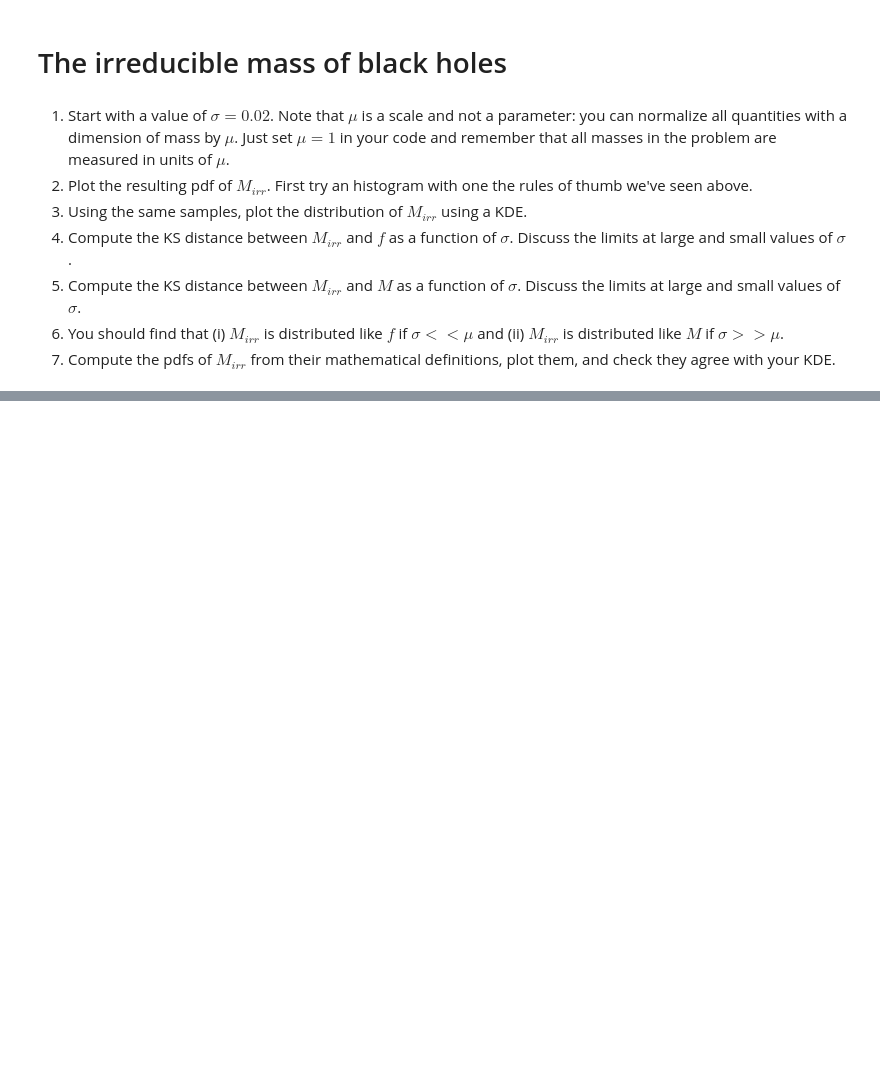
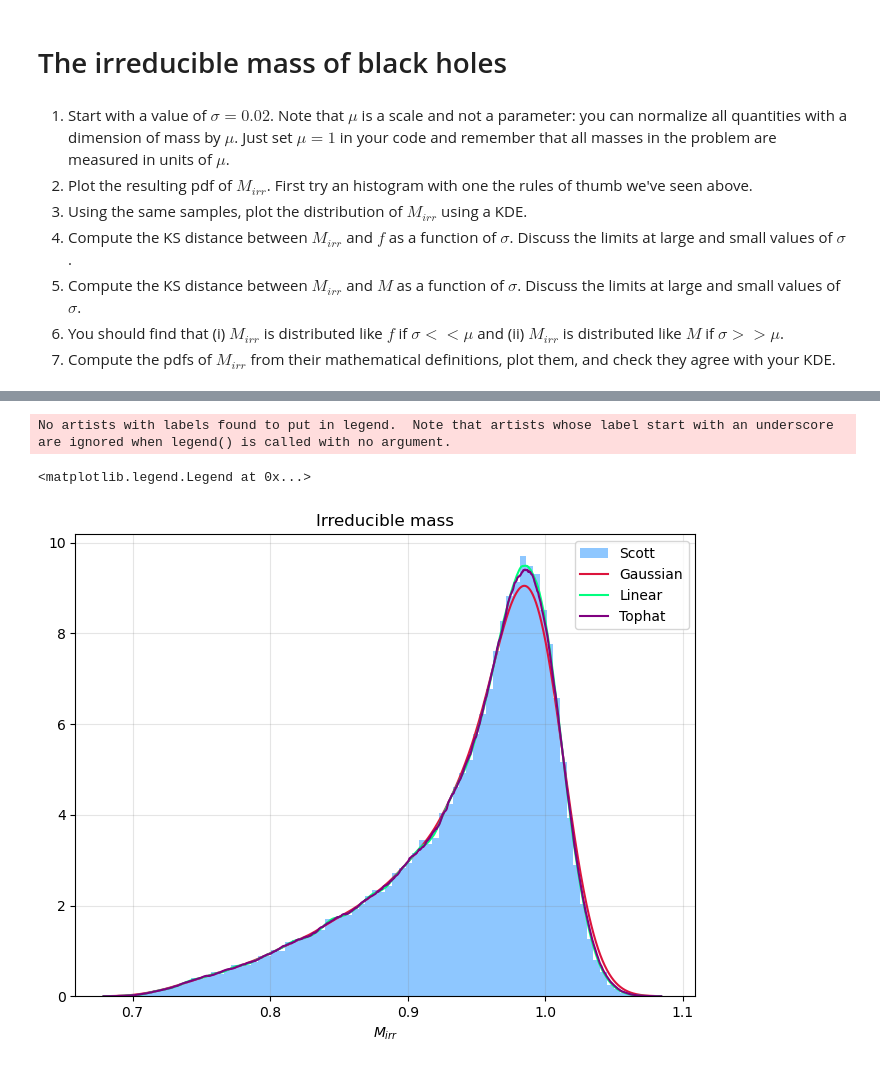
Before and after one commit to Isabella-Famoso/astrostatistics_bicocca_2024, a Jupyter notebook: working/L07/irreducible mass of BH.ipynb, the cells around one changed output, grey strips where cells are left out. Drawn from its saved outputs; the diff is of its cells as text; code cells hidden in the pictures; blank space fills up the shorter version.

```diff
--- a/working/L07/irreducible mass of BH.ipynb
+++ b/working/L07/irreducible mass of BH.ipynb
@@ -78,21 +79,35 @@ Text(0.5, 1.0, 'Irreducible mass')
 # %%
-Mgrid = np.linspace(M_irr.min(), M_irr.max(), 1000)  # Use this instead of M_irr for plotting
+#Use this instead of M_irr for plotting
+Mgrid = np.linspace(M_irr.min(), M_irr.max(), 1000)
 
 #I define the function for genereting the distribution of M_irr using a KDE
 def KDE(M_irr, bandwidth, kernel):
    KDE = KernelDensity(bandwidth=bandwidth, kernel= kernel)
    KDE.fit(M_irr[:, np.newaxis]) #Sklearn returns log(density)
    return np.exp(KDE.score_samples(Mgrid[:, np.newaxis]))
 
+fig2 = plt.figure(figsize=(8,6))
+ax2 = fig2.gca()
+ax2.grid(c='grey', alpha = 0.2)
+ax2.legend()
+ax2.set_xlabel('$M_{irr}$')
+
+ax2.set_title('Irreducible mass')
+fancyhist(M_irr, bins='scott', density = True, ax= ax2, histtype = 'stepfilled', linewidth = 1,  color = 'dodgerblue', label="Scott", alpha=0.5)
+
 #I plot it using different kernel
 kde_gauss = KDE(M_irr, 0.01, kernel = 'gaussian')
-ax.plot(Mgrid, kde_gauss, color = 'crimson', label='Gaussian')
+ax2.plot(Mgrid, kde_gauss, color = 'crimson', label='Gaussian')
 
 kde_lin = KDE(M_irr, 0.01, 'linear')
-ax.plot(Mgrid, kde_lin, color = 'springgreen', label='Linear')
+ax2.plot(Mgrid, kde_lin, color = 'springgreen', label='Linear')
 
 kde_top = KDE(M_irr, 0.01, 'tophat')
-ax.plot(Mgrid, kde_top, color = 'purple', label='Tophat')
+ax2.plot(Mgrid, kde_top, color = 'purple', label='Tophat')
 
-ax.legend()
+ax2.legend()
+# %% [output]
+No artists with labels found to put in legend.  Note that artists whose label start with an underscore are ignored when legend() is called with no argument.
+<matplotlib.legend.Legend at 0x...>
+[figure, added]
 # %%
```
Also changed, not shown: parts of 10 cells of this notebook.
